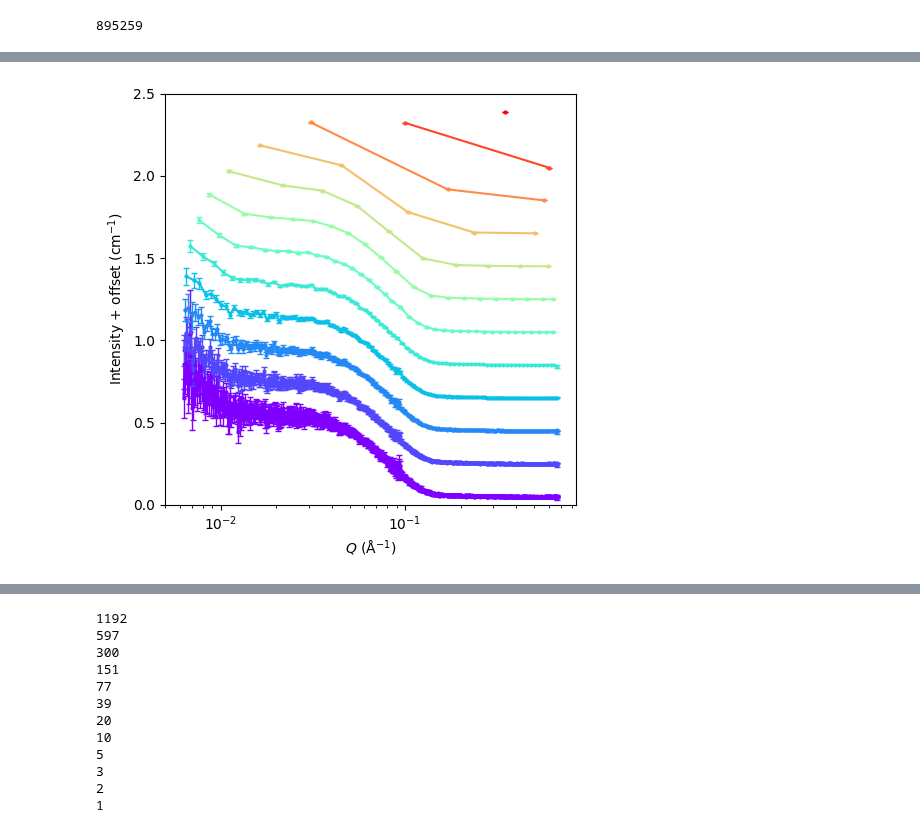
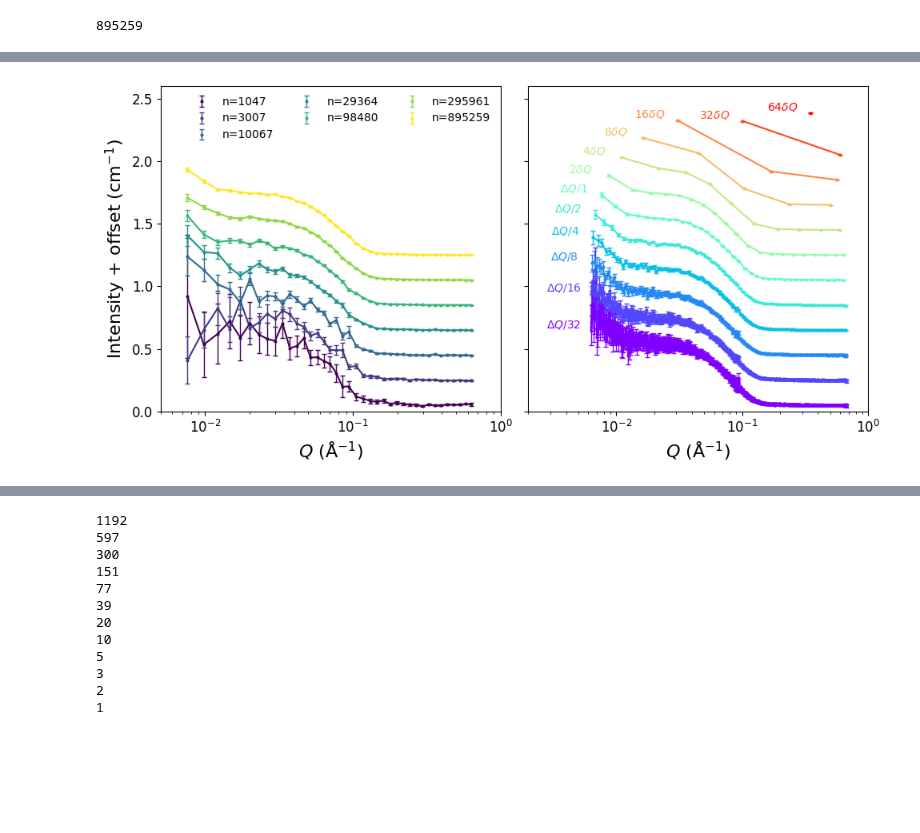
Before and after one commit to ch-tung/MLSR, a Jupyter notebook: binning/test_ILL_bin.ipynb, the cells around one changed output, grey strips where cells are left out. Cells and saved outputs as stored; diff of their text form; code cells hidden in the pictures; blank space fills up the shorter version.

```diff
--- a/binning/test_ILL_bin.ipynb
+++ b/binning/test_ILL_bin.ipynb
@@ -504,37 +507,65 @@ Slope (binning error dQ^4): 4.000
 # %%
-## preview
-fig = plt.figure(figsize=(5, 5))
-ax = fig.add_subplot(111)
+## preview with 2 panels: (a) smallest bin size, time series; (b) all bin sizes, longest time
+fig, axes = plt.subplots(1, 2, figsize=(10, 5), sharey=True)
+ax_a, ax_b = axes
 
 collimation = '17'
-bin_size_keys = sorted(data.keys(), key=lambda x: int(x), reverse=True)
-colors = plt.cm.rainbow(np.linspace(0, 1, len(bin_size_keys)))
+# Panel (a): Smallest bin size, all times
+bin_size_keys = sorted(data.keys(), key=lambda x: int(x))
+smallest_bin_key = bin_size_keys[-1]
+time_keys = sorted(data[smallest_bin_key][collimation].keys(), key=lambda x: int(x))
+colors_a = plt.cm.viridis(np.linspace(0, 1, len(time_keys)))
 
 offset = 0
-offset_step = 0.2  # vertical offset between curves
+offset_step = 0.2
+for i_time, time_key in enumerate(time_keys):
+    scattering_data = data['1'][collimation][time_key]
+    Q = scattering_data.Q
+    I = scattering_data.I
+    I_err = scattering_data.I_err
+    total_counts = scattering_data.total_counts
+    ax_a.plot(Q, I + offset, color=colors_a[i_time])
+    ax_a.errorbar(Q, I + offset, yerr=I_err, label=f'n={total_counts}', fmt='o', markersize=2, elinewidth=1, capsize=2, color=colors_a[i_time])
+    offset += offset_step
+ax_a.set_xscale('log')
+ax_a.set_xlabel(r'$Q$ ($\mathrm{\AA}^{-1}$)', fontsize=16)
+ax_a.set_ylabel(r'Intensity + offset ($\mathrm{cm}^{-1}$)', fontsize=16)
+# ax_a.set_title('(a) Smallest bin size, all times', fontsize=14)
+ax_a.tick_params(axis='both', labelsize=12)
+ax_a.set_xlim([5e-3, 1])
+ax_a.set_ylim([0, offset + 0.2])
+ax_a.legend(fontsize=10, frameon=False, ncol=3)
 
+# Panel (b): All bin sizes, longest time
+bin_size_keys = sorted(data.keys(), key=lambda x: int(x), reverse=True)
+colors_b = plt.cm.rainbow(np.linspace(0, 1, len(bin_size_keys)))
+offset = 0
 for i_bin, bin_size_key in enumerate(bin_size_keys):
-    for i_time, time_key in enumerate(sorted(data[bin_size_key][collimation].keys())[6:7]):
-        scattering_data = data[bin_size_key][collimation][time_key]
-        Q = scattering_data.Q
-        I = scattering_data.I
-        I_err = scattering_data.I_err
-
-        binsize = L / len(Q)
-
-        if binsize > 0.0001:
-            ax.plot(Q, I + offset, color=colors[i_bin])
-            ax.errorbar(Q, I + offset, yerr=I_err, label=f'Bin: {bin_size_key}, Time: {time_key}', fmt='o', markersize=2, elinewidth=1, capsize=2, color=colors[i_bin])
-            offset += offset_step  # increase offset for next curve
-    print(len(Q))
-
-ax.set_xscale('log')
-ax.set_yscale('linear')
-
-ax.set_xlabel(r'$Q$ ($\mathrm{\AA}^{-1}$)')
-ax.set_ylabel(r'Intensity + offset ($\mathrm{cm}^{-1}$)')
-
-ax.set_ylim([0, 2.5])
+    # Use only the longest time
+    time_key = sorted(data[bin_size_key][collimation].keys(), key=lambda x: int(x))[-1]
+    scattering_data = data[bin_size_key][collimation][time_key]
+    Q = scattering_data.Q
+    I = scattering_data.I
+    I_err = scattering_data.I_err
+    binsize = L / len(Q)
+    if binsize > 0.0001:
+        ax_b.plot(Q, I + offset, color=colors_b[i_bin])
+        ax_b.errorbar(Q, I + offset, yerr=I_err, label=f'Bin: {bin_size_key}', fmt='o', markersize=2, elinewidth=1, capsize=2, color=colors_b[i_bin])
+        # Add bin size text above the leftmost data point
+        m = abs(int(bin_size_key))
+        if int(bin_size_key) <= 0:
+            label_str = f"{m}$\delta Q$"
+        else:
+            label_str = f"$\Delta Q$/{m}"
+        ax_b.text(Q[0]/1.66, I[0] + offset, label_str, color=colors_b[i_bin], fontsize=10, ha='center', va='bottom')
+        offset += offset_step
+ax_b.set_xscale('log')
+ax_b.set_xlabel(r'$Q$ ($\mathrm{\AA}^{-1}$)', fontsize=16)
+# ax_b.set_title('(b) All bin sizes, longest time', fontsize=14)
+ax_b.tick_params(axis='both', labelsize=12)
+ax_b.set_xlim([2e-3, 1])
+ax_b.set_ylim([0, offset + 0.2])
+# ax_b.legend(fontsize=10)
 
 plt.tight_layout()
 plt.show()
@@ -554 +573 @@ plt.show()
-[figure, old version]
+[figure, new version]
```
Also changed, not shown: parts of 4 cells of this notebook, 2 other files.
